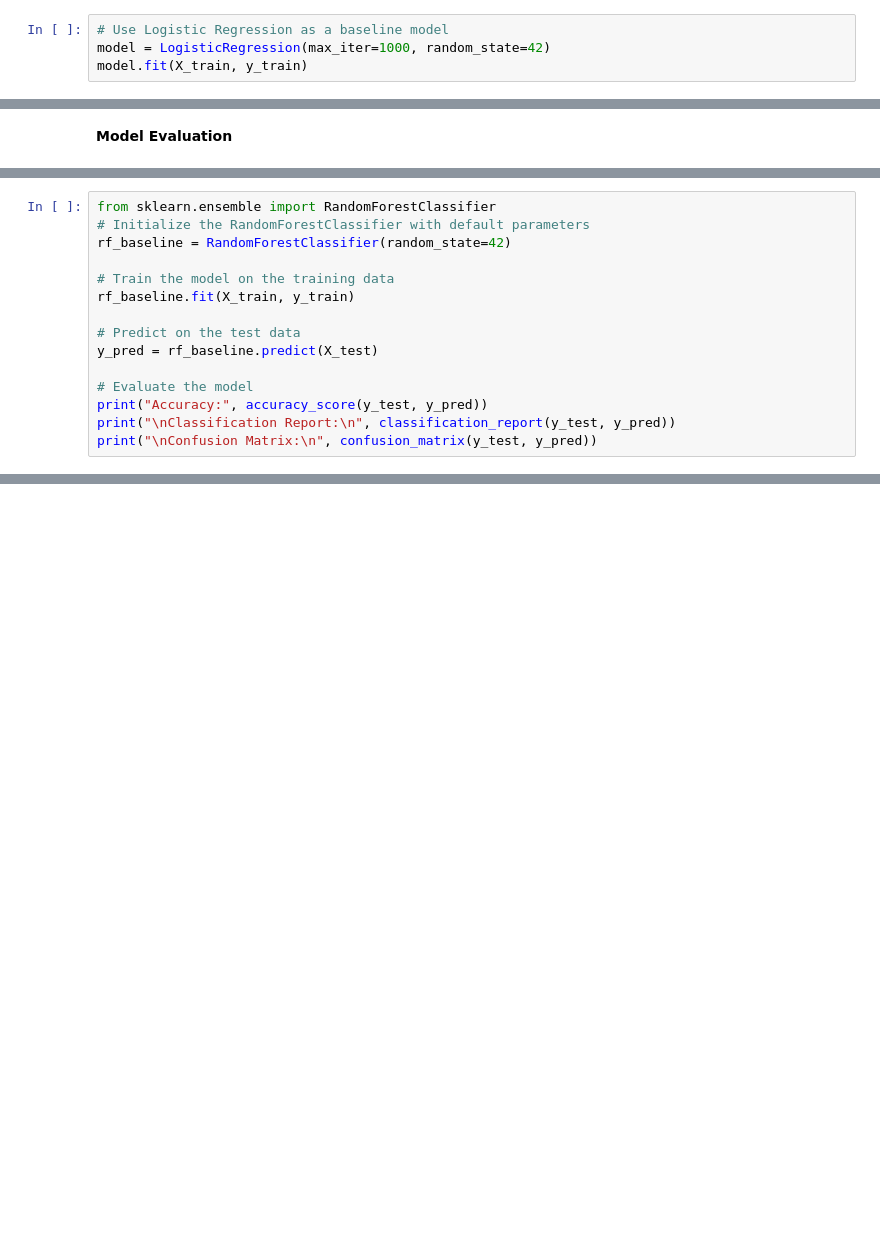
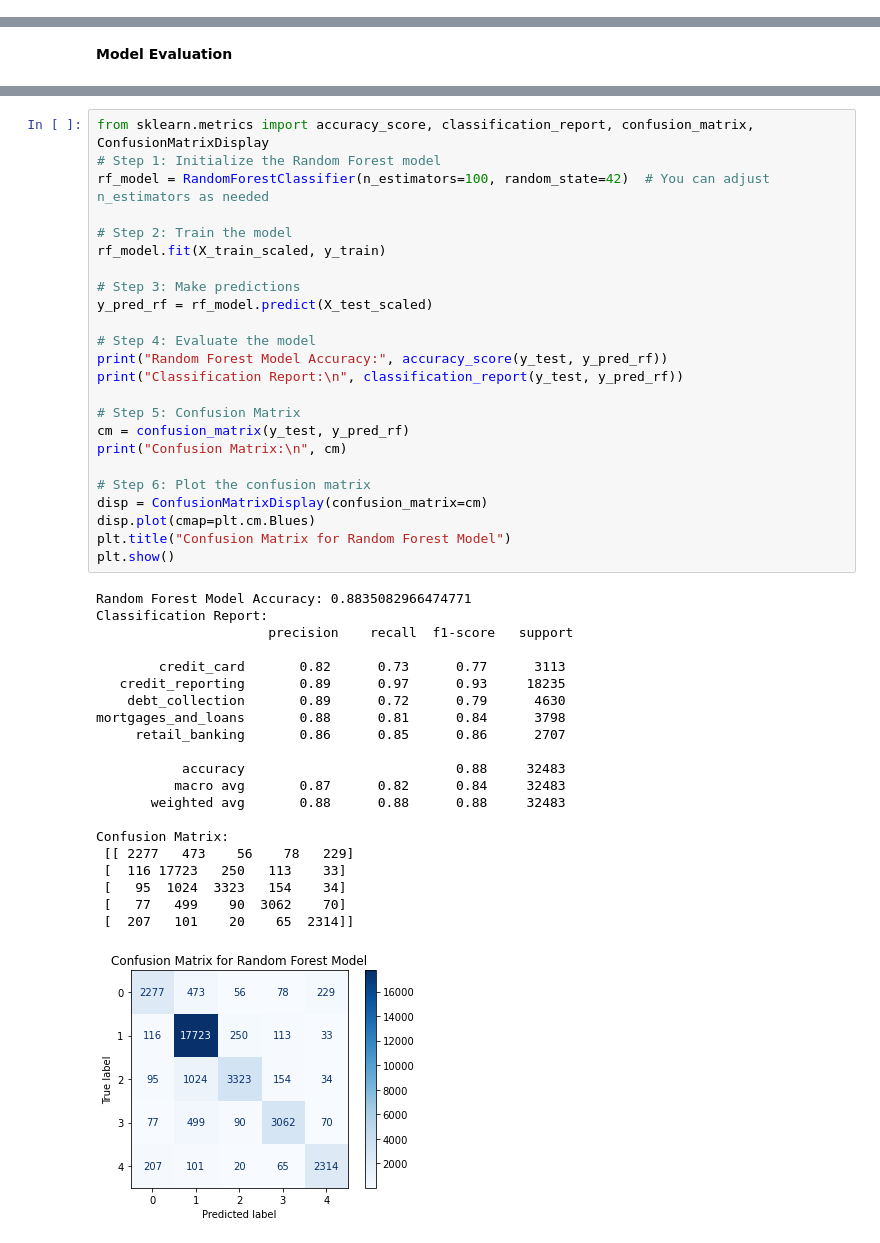
Before and after one commit to johnkul/nlp_consumer_complaints_classification, a Jupyter notebook: notebooks/mary.ipynb, the cells around one changed output, grey strips where cells are left out. Cells and saved outputs as stored; diff of their text form; blank space fills up the shorter version.

```diff
--- a/notebooks/mary.ipynb
+++ b/notebooks/mary.ipynb
@@ -342,6 +362,2 @@ X_train, X_test, y_train, y_test = train_test_split(X_tfidf, y, test_size=0.2, r
 # %% [markdown]
 **Model Selection and Training**
-# %%
-# Use Logistic Regression as a baseline model
-model = LogisticRegression(max_iter=1000, random_state=42)
-model.fit(X_train, y_train)
@@ -383,16 +410 @@ mortgages_and_loans       0.85      0.83      0.84      3770
 [figure]
-# %%
-from sklearn.ensemble import RandomForestClassifier
-# Initialize the RandomForestClassifier with default parameters
-rf_baseline = RandomForestClassifier(random_state=42)
-
-# Train the model on the training data
-rf_baseline.fit(X_train, y_train)
-
-# Predict on the test data
-y_pred = rf_baseline.predict(X_test)
-
-# Evaluate the model
-print("Accuracy:", accuracy_score(y_test, y_pred))
-print("\nClassification Report:\n", classification_report(y_test, y_pred))
-print("\nConfusion Matrix:\n", confusion_matrix(y_test, y_pred))
@@ -416,0 +411,46 @@ mortgages_and_loans       0.88      0.80      0.84      3770
+# %%
+from sklearn.metrics import accuracy_score, classification_report, confusion_matrix, ConfusionMatrixDisplay
+# Step 1: Initialize the Random Forest model
+rf_model = RandomForestClassifier(n_estimators=100, random_state=42)  # You can adjust n_estimators as needed
+
+# Step 2: Train the model
+rf_model.fit(X_train_scaled, y_train)
+
+# Step 3: Make predictions
+y_pred_rf = rf_model.predict(X_test_scaled)
+
+# Step 4: Evaluate the model
+print("Random Forest Model Accuracy:", accuracy_score(y_test, y_pred_rf))
+print("Classification Report:\n", classification_report(y_test, y_pred_rf))
+
+# Step 5: Confusion Matrix
+cm = confusion_matrix(y_test, y_pred_rf)
+print("Confusion Matrix:\n", cm)
+
+# Step 6: Plot the confusion matrix
+disp = ConfusionMatrixDisplay(confusion_matrix=cm)
+disp.plot(cmap=plt.cm.Blues)
+plt.title("Confusion Matrix for Random Forest Model")
+plt.show()
+# %% [output]
+Random Forest Model Accuracy: 0.8835082966474771
+Classification Report:
+                      precision    recall  f1-score   support
+
+        credit_card       0.82      0.73      0.77      3113
+   credit_reporting       0.89      0.97      0.93     18235
+    debt_collection       0.89      0.72      0.79      4630
+mortgages_and_loans       0.88      0.81      0.84      3798
+     retail_banking       0.86      0.85      0.86      2707
+
+           accuracy                           0.88     32483
+          macro avg       0.87      0.82      0.84     32483
+       weighted avg       0.88      0.88      0.88     32483
+
+Confusion Matrix:
+ [[ 2277   473    56    78   229]
+ [  116 17723   250   113    33]
+ [   95  1024  3323   154    34]
+ [   77   499    90  3062    70]
+ [  207   101    20    65  2314]]
+[figure, added]
```
Also changed, not shown: parts of 15 cells of this notebook.
